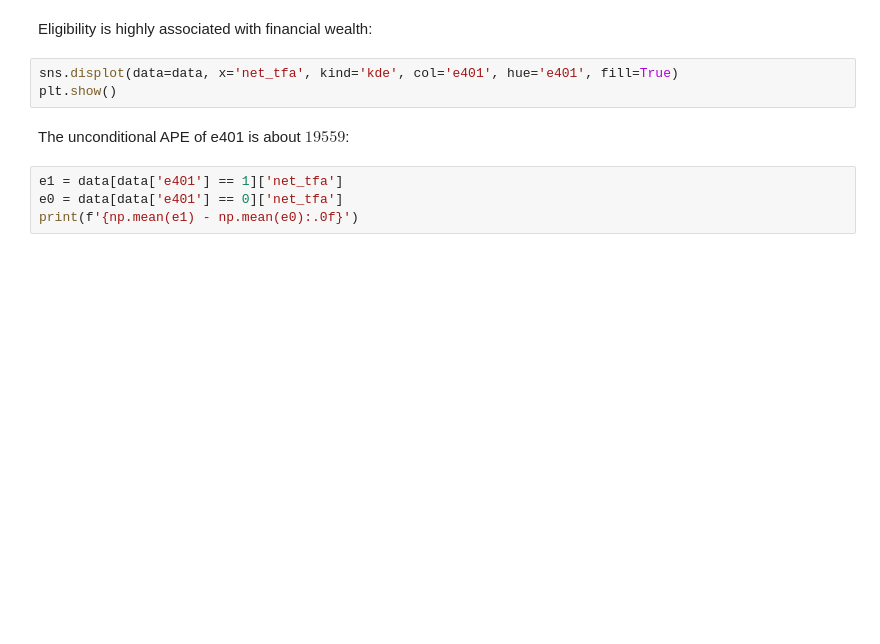
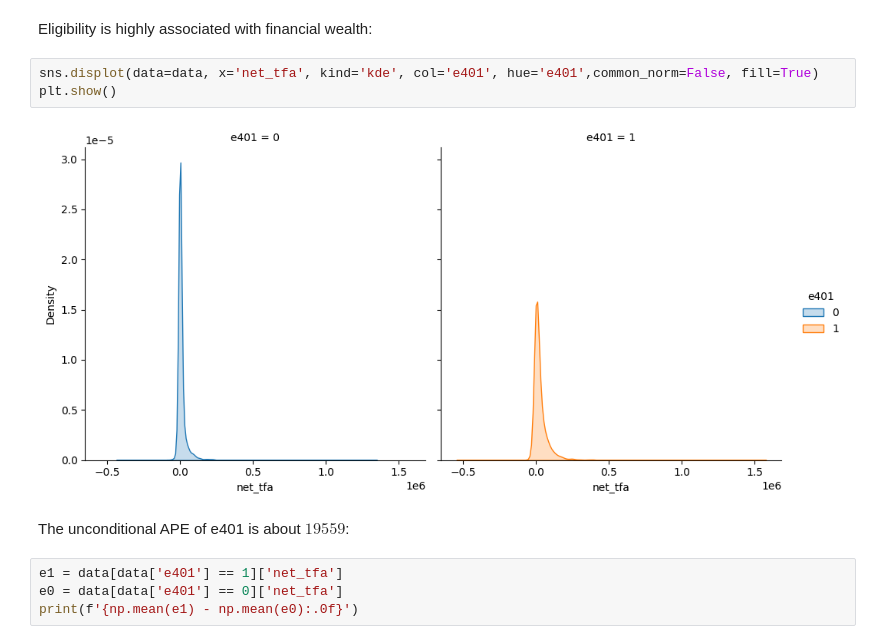
Before and after one commit to daniel-a-fisch/PhD-MIT_Courses, a Jupyter notebook: 14.388 Causal ML/Ch9/python_dml_401k.ipynb, the cells around one changed output. Saved outputs shown, nothing was run; the diff lists cells and outputs as text; blank space fills up the shorter version.

```diff
--- a/14.388 Causal ML/Ch9/python_dml_401k.ipynb
+++ b/14.388 Causal ML/Ch9/python_dml_401k.ipynb
@@ -55,8 +149,10 @@ plt.show()
 # %% [markdown]
 Eligibility is highly associated with financial wealth:
 # %%
-sns.displot(data=data, x='net_tfa', kind='kde', col='e401', hue='e401', fill=True)
+sns.displot(data=data, x='net_tfa', kind='kde', col='e401', hue='e401',common_norm=False, fill=True)
 plt.show()
+# %% [output]
+[figure, added]
 # %% [markdown]
 The unconditional APE of e401 is about $19559$:
 # %%
```
Also changed, not shown: parts of 30 cells of this notebook, 3 other files.
